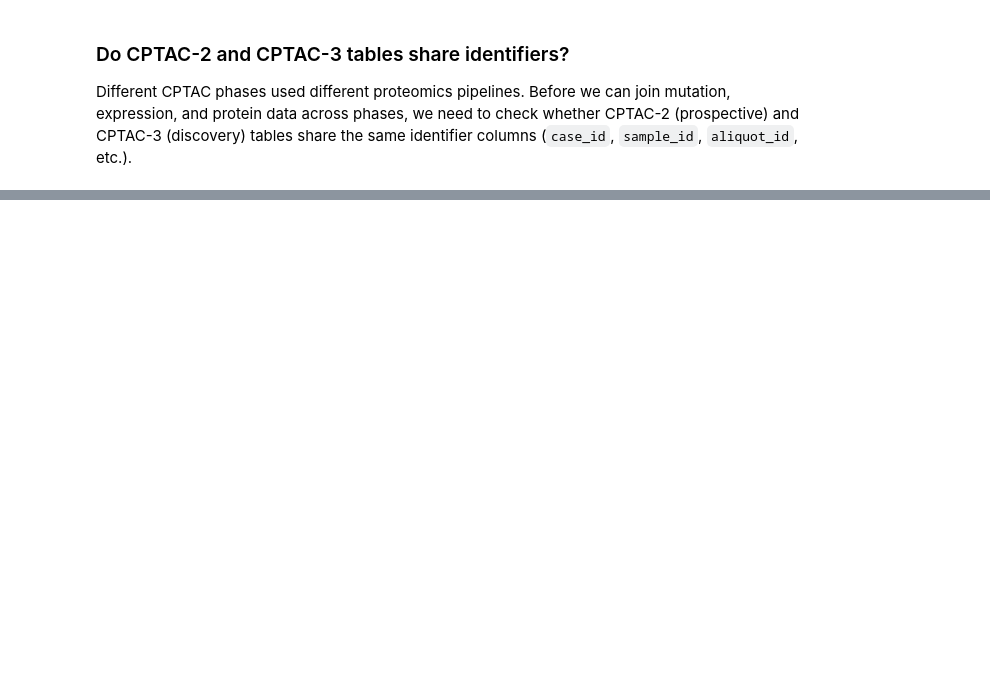
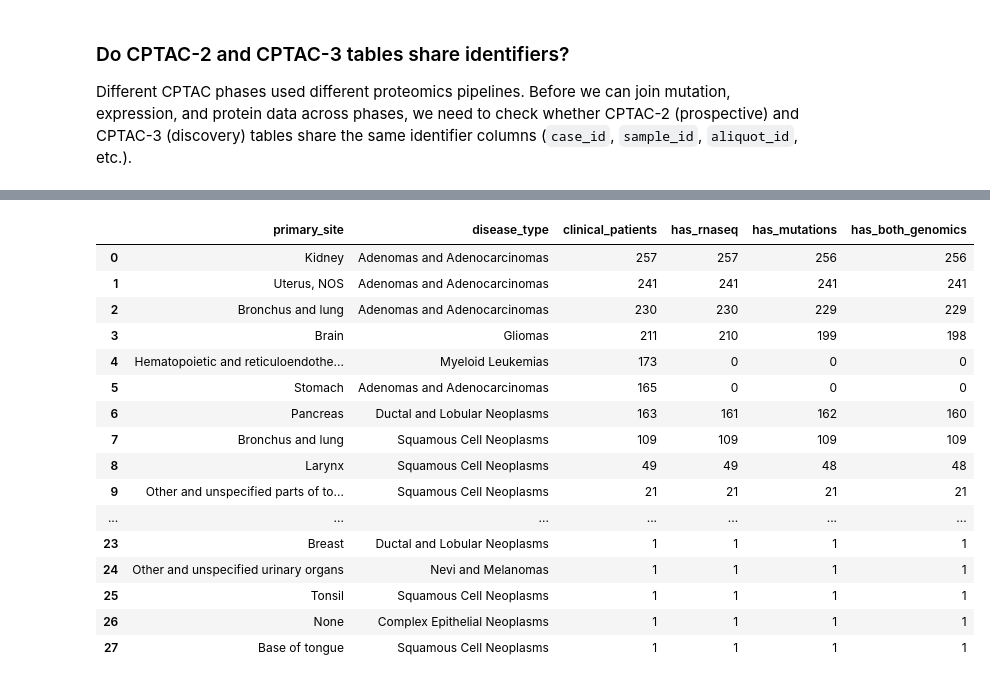
Before and after one commit to leomane/cancer-multiomics, a Jupyter notebook: cancer_multiomics_eda.ipynb, the cells around one changed output, grey strips where cells are left out. Drawn from its saved outputs; the diff is of its cells as text; code cells hidden in the pictures; blank space fills up the shorter version.

```diff
--- a/cancer_multiomics_eda.ipynb
+++ b/cancer_multiomics_eda.ipynb
@@ -479,0 +740,57 @@ CPTAC3_columns
+# %%
+# sql_engine: bigquery
+# output_variable: cptac3_coverage_by_type
+# start _sql
+_sql = """
+-- CPTAC-3 multi-omics coverage: proteome patients who also have RNA-seq and mutations
+-- Bridge: CPTAC clinical maps case_id (UUID) ↔ submitter_id (barcode)
+WITH cptac_clinical AS (
+    SELECT DISTINCT case_id, submitter_id, primary_site, disease_type
+    FROM `isb-cgc-bq.CPTAC.clinical_gdc_current`
+    WHERE proj__project_id = 'CPTAC-3'
+),
+rnaseq_patients AS (
+    SELECT DISTINCT case_barcode
+    FROM `isb-cgc-bq.CPTAC.RNAseq_hg38_gdc_current`
+),
+mutation_patients AS (
+    SELECT DISTINCT case_barcode
+    FROM `isb-cgc-bq.CPTAC.masked_somatic_mutation_hg38_gdc_current`
+)
+SELECT
+    cc.primary_site,
+    cc.disease_type,
+    COUNT(DISTINCT cc.case_id) AS clinical_patients,
+    COUNT(DISTINCT r.case_barcode) AS has_rnaseq,
+    COUNT(DISTINCT m.case_barcode) AS has_mutations,
+    COUNT(DISTINCT CASE
+        WHEN r.case_barcode IS NOT NULL AND m.case_barcode IS NOT NULL
+        THEN cc.case_id
+    END) AS has_both_genomics
+FROM cptac_clinical cc
+LEFT JOIN rnaseq_patients r ON cc.submitter_id = r.case_barcode
+LEFT JOIN mutation_patients m ON cc.submitter_id = m.case_barcode
+GROUP BY cc.primary_site, cc.disease_type
+ORDER BY clinical_patients DESC
+""" # end _sql
+from google.colab.sql import bigquery as _bqsqlcell
+cptac3_coverage_by_type = _bqsqlcell.run(_sql)
+cptac3_coverage_by_type
+# %% [output]
+|  | primary_site | disease_type | clinical_patients | has_rnaseq | has_mutations | has_both_genomics |
+| 0 | Kidney | Adenomas and Adenocarcinomas | 257 | 257 | 256 | 256 |
+| 1 | Uterus, NOS | Adenomas and Adenocarcinomas | 241 | 241 | 241 | 241 |
+| 2 | Bronchus and lung | Adenomas and Adenocarcinomas | 230 | 230 | 229 | 229 |
+| 3 | Brain | Gliomas | 211 | 210 | 199 | 198 |
+| 4 | Hematopoietic and reticuloendothe... | Myeloid Leukemias | 173 | 0 | 0 | 0 |
+| 5 | Stomach | Adenomas and Adenocarcinomas | 165 | 0 | 0 | 0 |
+| 6 | Pancreas | Ductal and Lobular Neoplasms | 163 | 161 | 162 | 160 |
+| 7 | Bronchus and lung | Squamous Cell Neoplasms | 109 | 109 | 109 | 109 |
+| 8 | Larynx | Squamous Cell Neoplasms | 49 | 49 | 48 | 48 |
+| 9 | Other and unspecified parts of to... | Squamous Cell Neoplasms | 21 | 21 | 21 | 21 |
+| ... | ... | ... | ... | ... | ... | ... |
+| 23 | Breast | Ductal and Lobular Neoplasms | 1 | 1 | 1 | 1 |
+| 24 | Other and unspecified urinary organs | Nevi and Melanomas | 1 | 1 | 1 | 1 |
+| 25 | Tonsil | Squamous Cell Neoplasms | 1 | 1 | 1 | 1 |
+| 26 | None | Complex Epithelial Neoplasms | 1 | 1 | 1 | 1 |
+| 27 | Base of tongue | Squamous Cell Neoplasms | 1 | 1 | 1 | 1 |
```
Also changed, not shown: parts of 22 cells of this notebook, 3 other files.
